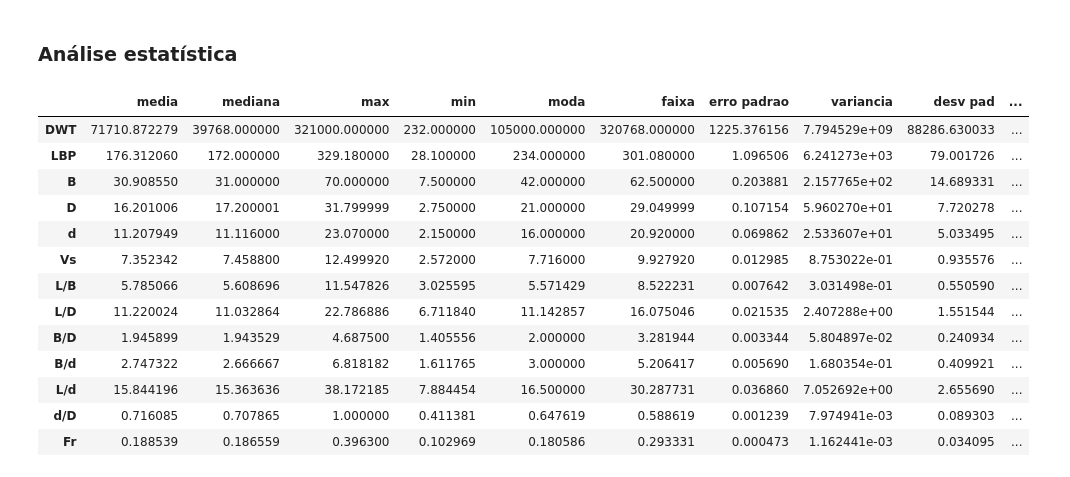
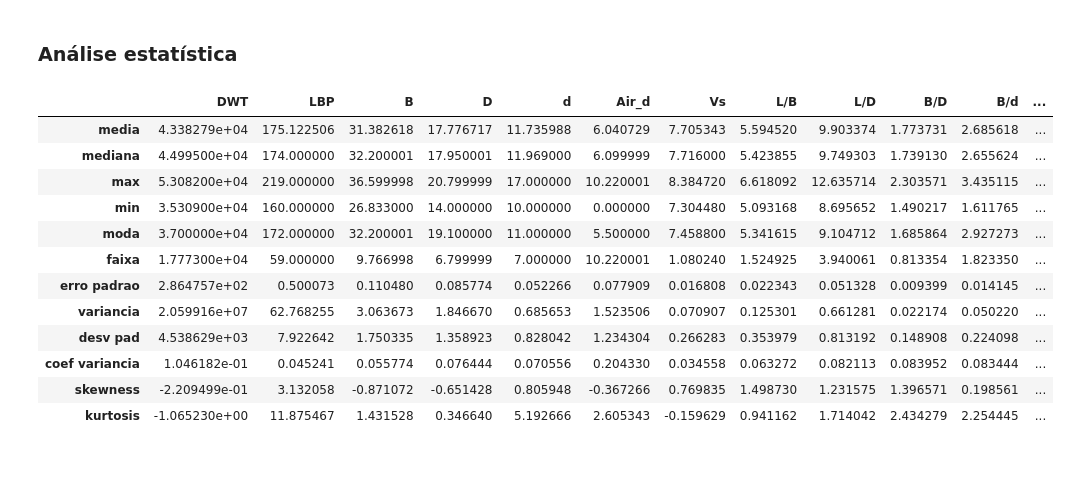
Before and after one commit to PedroOliveira2356/EngNaval-Poli-USP, a Jupyter notebook: Proj. Navios/Atv2/data_processing.ipynb, the cells around one changed output. Cells and saved outputs as stored; diff of their text form; code cells hidden in the pictures.

```diff
--- a/Proj. Navios/Atv2/data_processing.ipynb
+++ b/Proj. Navios/Atv2/data_processing.ipynb
@@ -91,10 +104,16 @@ Suez = {
     "d": 18.89
 }
 
+Golfo_Mex = {
+    "d": 13.7,
+    "Air_d": 53.0
+}
+
 Panama = {
     "B": 32.31,
     "L": 289.6,
-    "d": 12.04
+    "d": 12.04,
+    "Air_d": 57.91
 }
 
 St_Lawrence = {
@@ -104,14 +123,15 @@ St_Lawrence = {
 }
 
 Req_proj = {
-    "Vs": 15.3*0.5144,
+    "Vs": 7.87,
     "DWT": 45100,
 }
 
 PORT_LIMITS = {
-    "Suez": Suez,
     "Panama": Panama,
-    "St. Lawrence": St_Lawrence,
+    "Golfo Mex.": Golfo_Mex,
+    #"Suez": Suez,
+    #"St_Lawrence": St_Lawrence,
 }
 # %% [markdown]
 ### Regressões TUD 2008
@@ -258,0 +282,8 @@ LBP x B -> y = -1.434 +0.1834*LBP
+# %%
+local_DWT=[35100, 55100]
+local_Vs=[Req_proj["Vs"]-0.6, Req_proj["Vs"]+0.6]
+
+df_local = df[(df["DWT"] >= local_DWT[0]) & (df["DWT"] <= local_DWT[1]) & (df["Vs"] >= local_Vs[0]) & (df["Vs"] <= local_Vs[1])].reset_index(drop=True)
+print(df_local.shape)
+
+plot_scatter(df_local, reg=False)
@@ -259,48 +301,47 @@ LBP x B -> y = -1.434 +0.1834*LBP
 # %% [markdown]
 ### Análise estatística
 # %%
-numeric_cols = df.select_dtypes(include=np.number).columns.tolist()
+numeric_cols = df_local.select_dtypes(include=np.number).columns.tolist()
 
 
 def mode_of(series):
     m = series.mode()
     return m.iloc[0] if not m.empty else np.nan
 
 
 stats_rows = {}
 for col in numeric_cols:
-    s = df[col].dropna()
+    s = df_local[col].dropna()
     mean = s.mean()
     std = s.std(ddof=1)
     stats_rows[col] = {
         "media": mean,
         "mediana": s.median(),
         "max": s.max(),
         "min": s.min(),
         "moda": mode_of(s),
         "faixa": s.max() - s.min(),
         "erro padrao": stats.sem(s),
         "variancia": s.var(ddof=1),
         "desv pad": std,
         "coef variancia": std / mean if mean != 0 else np.nan,
         "skewness": stats.skew(s),
         "kurtosis": stats.kurtosis(s),
     }
 
-stats_df = pd.DataFrame(stats_rows).T
+stats_df = pd.DataFrame(stats_rows)
 stats_df
 # %% [output]
-|  | media | mediana | max | min | moda | faixa | erro padrao | variancia | desv pad | ... |
-| DWT | 71710.872279 | 39768.000000 | 321000.000000 | 232.000000 | 105000.000000 | 320768.000000 | 1225.376156 | 7.794529e+09 | 88286.630033 | ... |
-| LBP | 176.312060 | 172.000000 | 329.180000 | 28.100000 | 234.000000 | 301.080000 | 1.096506 | 6.241273e+03 | 79.001726 | ... |
-| B | 30.908550 | 31.000000 | 70.000000 | 7.500000 | 42.000000 | 62.500000 | 0.203881 | 2.157765e+02 | 14.689331 | ... |
-| D | 16.201006 | 17.200001 | 31.799999 | 2.750000 | 21.000000 | 29.049999 | 0.107154 | 5.960270e+01 | 7.720278 | ... |
-| d | 11.207949 | 11.116000 | 23.070000 | 2.150000 | 16.000000 | 20.920000 | 0.069862 | 2.533607e+01 | 5.033495 | ... |
-| Vs | 7.352342 | 7.458800 | 12.499920 | 2.572000 | 7.716000 | 9.927920 | 0.012985 | 8.753022e-01 | 0.935576 | ... |
-| L/B | 5.785066 | 5.608696 | 11.547826 | 3.025595 | 5.571429 | 8.522231 | 0.007642 | 3.031498e-01 | 0.550590 | ... |
-| L/D | 11.220024 | 11.032864 | 22.786886 | 6.711840 | 11.142857 | 16.075046 | 0.021535 | 2.407288e+00 | 1.551544 | ... |
-| B/D | 1.945899 | 1.943529 | 4.687500 | 1.405556 | 2.000000 | 3.281944 | 0.003344 | 5.804897e-02 | 0.240934 | ... |
-| B/d | 2.747322 | 2.666667 | 6.818182 | 1.611765 | 3.000000 | 5.206417 | 0.005690 | 1.680354e-01 | 0.409921 | ... |
-| L/d | 15.844196 | 15.363636 | 38.172185 | 7.884454 | 16.500000 | 30.287731 | 0.036860 | 7.052692e+00 | 2.655690 | ... |
-| d/D | 0.716085 | 0.707865 | 1.000000 | 0.411381 | 0.647619 | 0.588619 | 0.001239 | 7.974941e-03 | 0.089303 | ... |
-| Fr | 0.188539 | 0.186559 | 0.396300 | 0.102969 | 0.180586 | 0.293331 | 0.000473 | 1.162441e-03 | 0.034095 | ... |
+|  | DWT | LBP | B | D | d | Air_d | Vs | L/B | L/D | B/D | B/d | ... |
+| media | 4.338279e+04 | 175.122506 | 31.382618 | 17.776717 | 11.735988 | 6.040729 | 7.705343 | 5.594520 | 9.903374 | 1.773731 | 2.685618 | ... |
+| mediana | 4.499500e+04 | 174.000000 | 32.200001 | 17.950001 | 11.969000 | 6.099999 | 7.716000 | 5.423855 | 9.749303 | 1.739130 | 2.655624 | ... |
+| max | 5.308200e+04 | 219.000000 | 36.599998 | 20.799999 | 17.000000 | 10.220001 | 8.384720 | 6.618092 | 12.635714 | 2.303571 | 3.435115 | ... |
+| min | 3.530900e+04 | 160.000000 | 26.833000 | 14.000000 | 10.000000 | 0.000000 | 7.304480 | 5.093168 | 8.695652 | 1.490217 | 1.611765 | ... |
+| moda | 3.700000e+04 | 172.000000 | 32.200001 | 19.100000 | 11.000000 | 5.500000 | 7.458800 | 5.341615 | 9.104712 | 1.685864 | 2.927273 | ... |
+| faixa | 1.777300e+04 | 59.000000 | 9.766998 | 6.799999 | 7.000000 | 10.220001 | 1.080240 | 1.524925 | 3.940061 | 0.813354 | 1.823350 | ... |
+| erro padrao | 2.864757e+02 | 0.500073 | 0.110480 | 0.085774 | 0.052266 | 0.077909 | 0.016808 | 0.022343 | 0.051328 | 0.009399 | 0.014145 | ... |
+| variancia | 2.059916e+07 | 62.768255 | 3.063673 | 1.846670 | 0.685653 | 1.523506 | 0.070907 | 0.125301 | 0.661281 | 0.022174 | 0.050220 | ... |
+| desv pad | 4.538629e+03 | 7.922642 | 1.750335 | 1.358923 | 0.828042 | 1.234304 | 0.266283 | 0.353979 | 0.813192 | 0.148908 | 0.224098 | ... |
+| coef variancia | 1.046182e-01 | 0.045241 | 0.055774 | 0.076444 | 0.070556 | 0.204330 | 0.034558 | 0.063272 | 0.082113 | 0.083952 | 0.083444 | ... |
+| skewness | -2.209499e-01 | 3.132058 | -0.871072 | -0.651428 | 0.805948 | -0.367266 | 0.769835 | 1.498730 | 1.231575 | 1.396571 | 0.198561 | ... |
+| kurtosis | -1.065230e+00 | 11.875467 | 1.431528 | 0.346640 | 5.192666 | 2.605343 | -0.159629 | 0.941162 | 1.714042 | 2.434279 | 2.254445 | ... |
```
Also changed, not shown: parts of 10 cells of this notebook, 1 other file.
